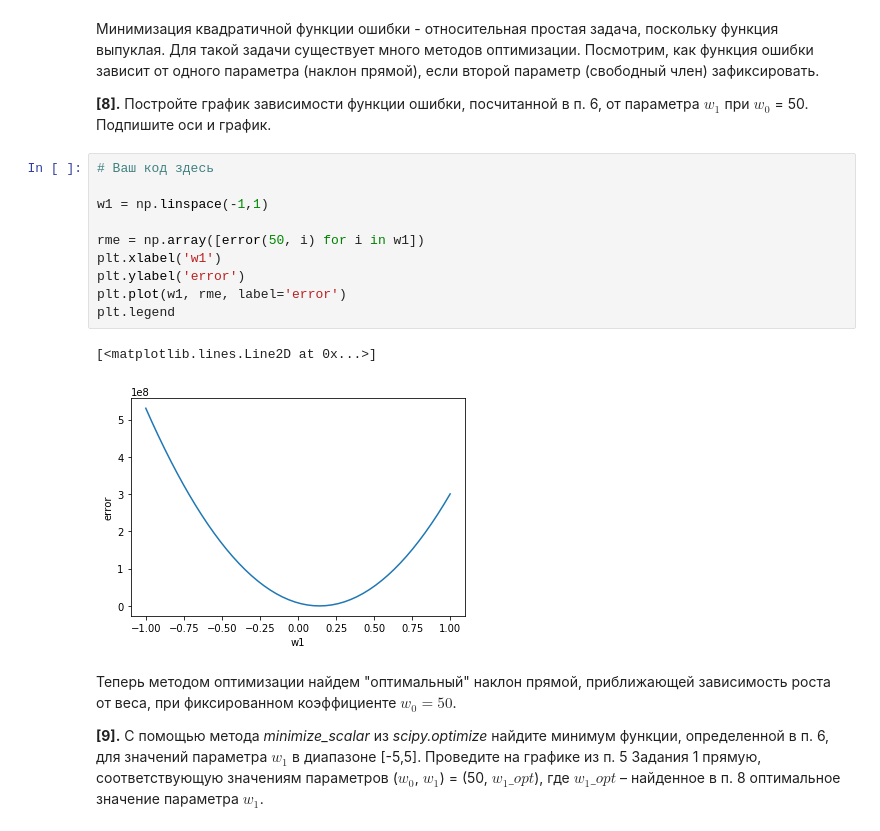
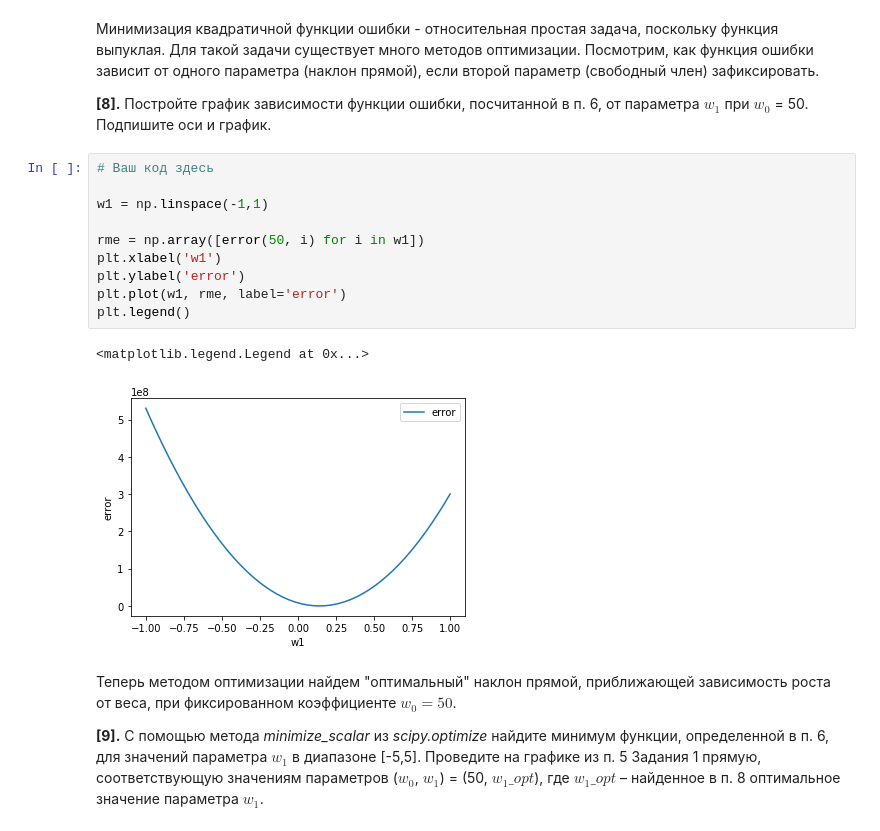
Before and after one commit to nikage/ds-and-ml-course, a Jupyter notebook: task1 2/linreg_height_weight.ipynb, the cells around one changed output. Drawn from its saved outputs; the diff is of its cells as text.

```diff
--- a/task1 2/linreg_height_weight.ipynb
+++ b/task1 2/linreg_height_weight.ipynb
@@ -182,16 +182,16 @@ plt.show()
 # %%
 # Ваш код здесь
 
 w1 = np.linspace(-1,1)
 
 rme = np.array([error(50, i) for i in w1])
 plt.xlabel('w1')
 plt.ylabel('error')
 plt.plot(w1, rme, label='error')
-plt.legend
+plt.legend()
 # %% [output]
-[<matplotlib.lines.Line2D at 0x...>]
+<matplotlib.legend.Legend at 0x...>
-[figure, old version]
+[figure, new version]
 # %% [markdown]
 Теперь методом оптимизации найдем "оптимальный" наклон прямой, приближающей зависимость роста от веса, при фиксированном коэффициенте $w_0 = 50$.
 
```
